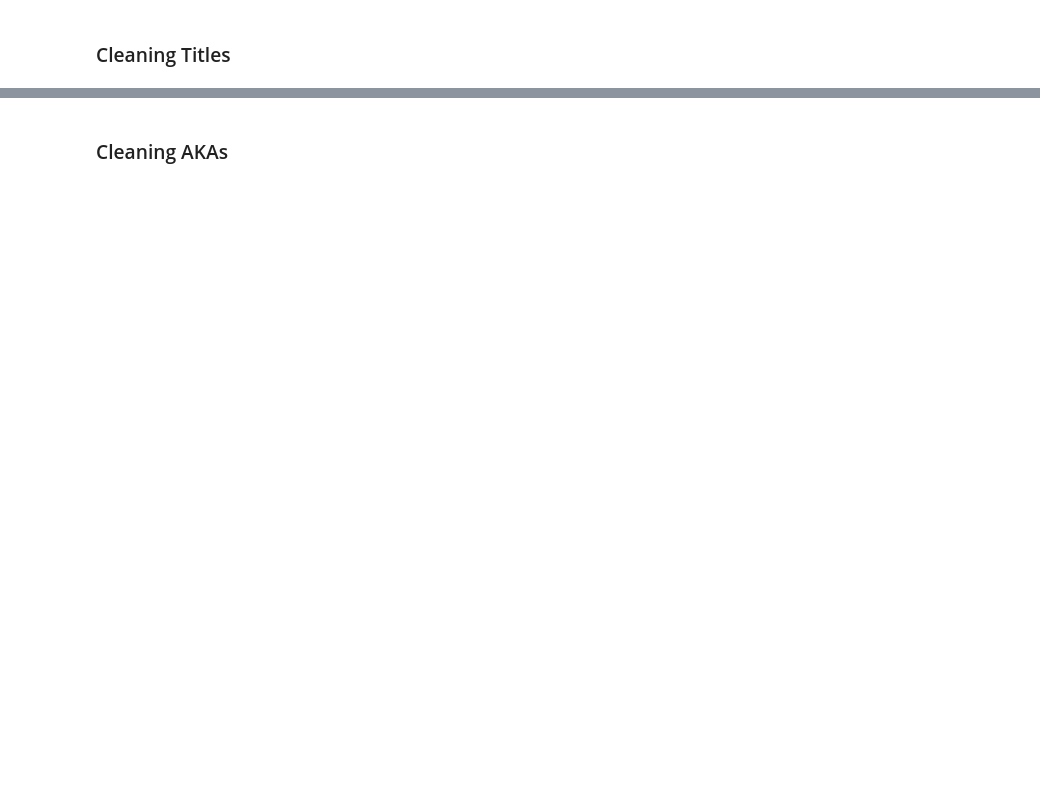
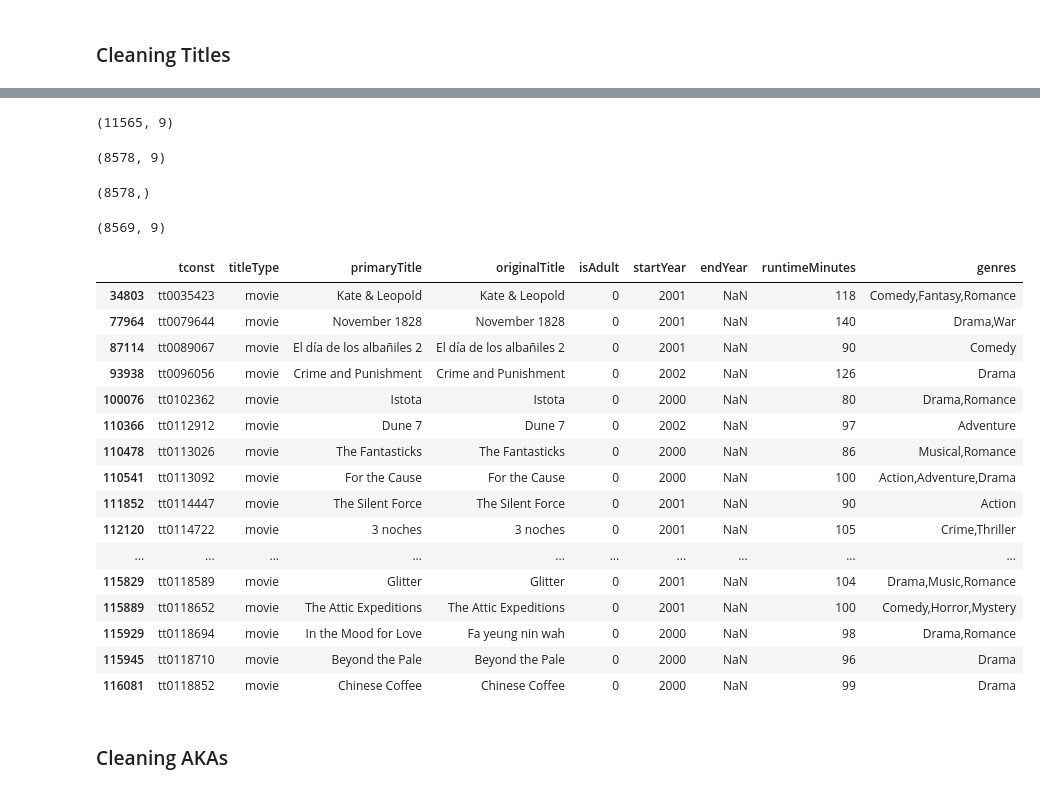
Before and after one commit to craiggossen/Project-3--Core, a Jupyter notebook: Untitled.ipynb, the cells around one changed output, grey strips where cells are left out. Saved outputs shown, nothing was run; the diff lists cells and outputs as text; code cells hidden in the pictures; blank space fills up the shorter version.

```diff
--- a/Untitled.ipynb
+++ b/Untitled.ipynb
@@ -53,5 +104,5 @@ titles['titleType'].value_counts()
 # %%
-#Keep only Type == MovieS
-titles_moviefilter = titles['titleType'] = 'movie'
+#Keep only Type == Movies
+titles_moviefilter = titles['titleType'] == 'movie'
 titles = titles[titles_moviefilter]
 titles.shape
@@ -60,7 +127,48 @@ titles.shape
+# %%
+#Keep startYear == 2000, 2001, 2002
+titles = titles.query('startYear == "2000" or startYear == "2001" or startYear == "2002"')
+titles.shape
+# %% [output]
+(11565, 9)
 # %%
 #Drop 'Documentary' in column genre
 is_documentary = titles['genres'].str.contains('documentary',case=False)
 titles = titles[~is_documentary]
 titles.shape
+# %% [output]
+(8578, 9)
+# %%
+#Keep only US movies
+#Filter the titles table down to only include the US by using the filter akas dataframe
+keepers =titles['tconst'].isin(akas['titleId'])
+keepers.shape
+# %% [output]
+(8578,)
+# %%
+#Filter basics for keepers
+titles = titles[keepers]
+titles.shape
+# %% [output]
+(8569, 9)
+# %%
+titles.head(20)
+# %% [output]
+|  | tconst | titleType | primaryTitle | originalTitle | isAdult | startYear | endYear | runtimeMinutes | genres |
+| 34803 | tt0035423 | movie | Kate & Leopold | Kate & Leopold | 0 | 2001 | NaN | 118 | Comedy,Fantasy,Romance |
+| 77964 | tt0079644 | movie | November 1828 | November 1828 | 0 | 2001 | NaN | 140 | Drama,War |
+| 87114 | tt0089067 | movie | El día de los albañiles 2 | El día de los albañiles 2 | 0 | 2001 | NaN | 90 | Comedy |
+| 93938 | tt0096056 | movie | Crime and Punishment | Crime and Punishment | 0 | 2002 | NaN | 126 | Drama |
+| 100076 | tt0102362 | movie | Istota | Istota | 0 | 2000 | NaN | 80 | Drama,Romance |
+| 110366 | tt0112912 | movie | Dune 7 | Dune 7 | 0 | 2002 | NaN | 97 | Adventure |
+| 110478 | tt0113026 | movie | The Fantasticks | The Fantasticks | 0 | 2000 | NaN | 86 | Musical,Romance |
+| 110541 | tt0113092 | movie | For the Cause | For the Cause | 0 | 2000 | NaN | 100 | Action,Adventure,Drama |
+| 111852 | tt0114447 | movie | The Silent Force | The Silent Force | 0 | 2001 | NaN | 90 | Action |
+| 112120 | tt0114722 | movie | 3 noches | 3 noches | 0 | 2001 | NaN | 105 | Crime,Thriller |
+| ... | ... | ... | ... | ... | ... | ... | ... | ... | ... |
+| 115829 | tt0118589 | movie | Glitter | Glitter | 0 | 2001 | NaN | 104 | Drama,Music,Romance |
+| 115889 | tt0118652 | movie | The Attic Expeditions | The Attic Expeditions | 0 | 2001 | NaN | 100 | Comedy,Horror,Mystery |
+| 115929 | tt0118694 | movie | In the Mood for Love | Fa yeung nin wah | 0 | 2000 | NaN | 98 | Drama,Romance |
+| 115945 | tt0118710 | movie | Beyond the Pale | Beyond the Pale | 0 | 2000 | NaN | 96 | Drama |
+| 116081 | tt0118852 | movie | Chinese Coffee | Chinese Coffee | 0 | 2000 | NaN | 99 | Drama |
 # %% [markdown]
 ### Cleaning AKAs
```
Also changed, not shown: parts of 22 cells of this notebook.
